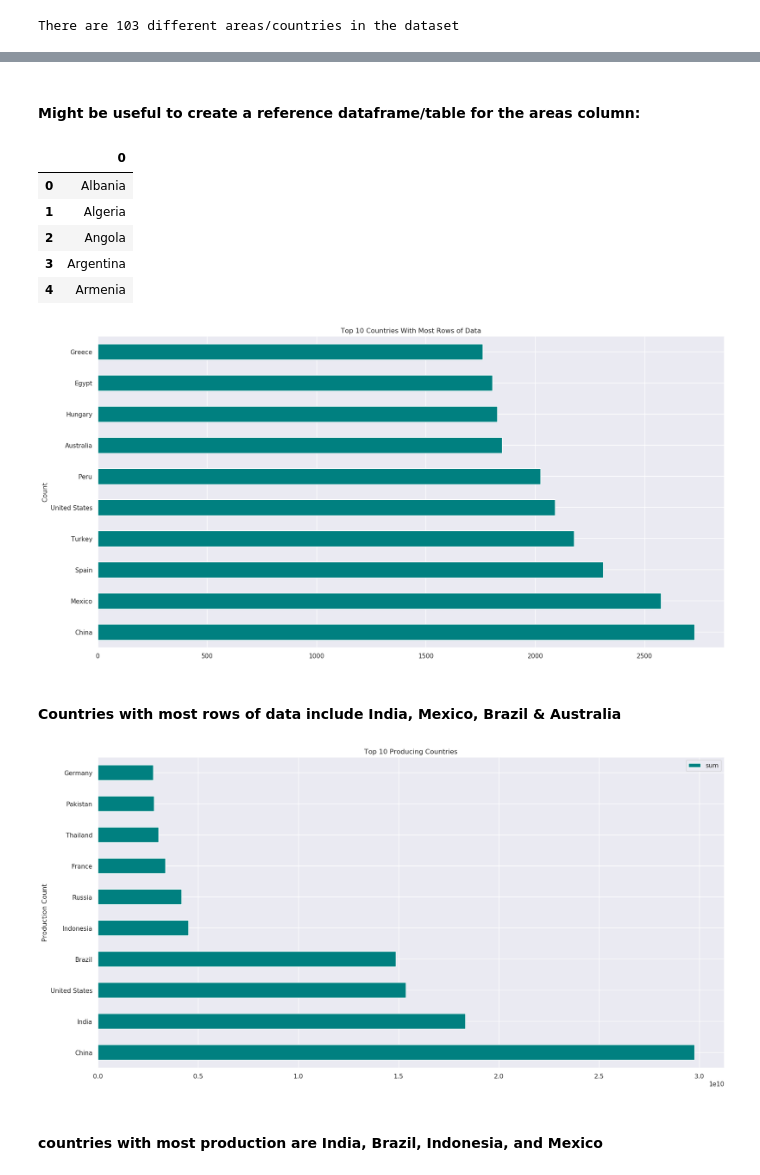
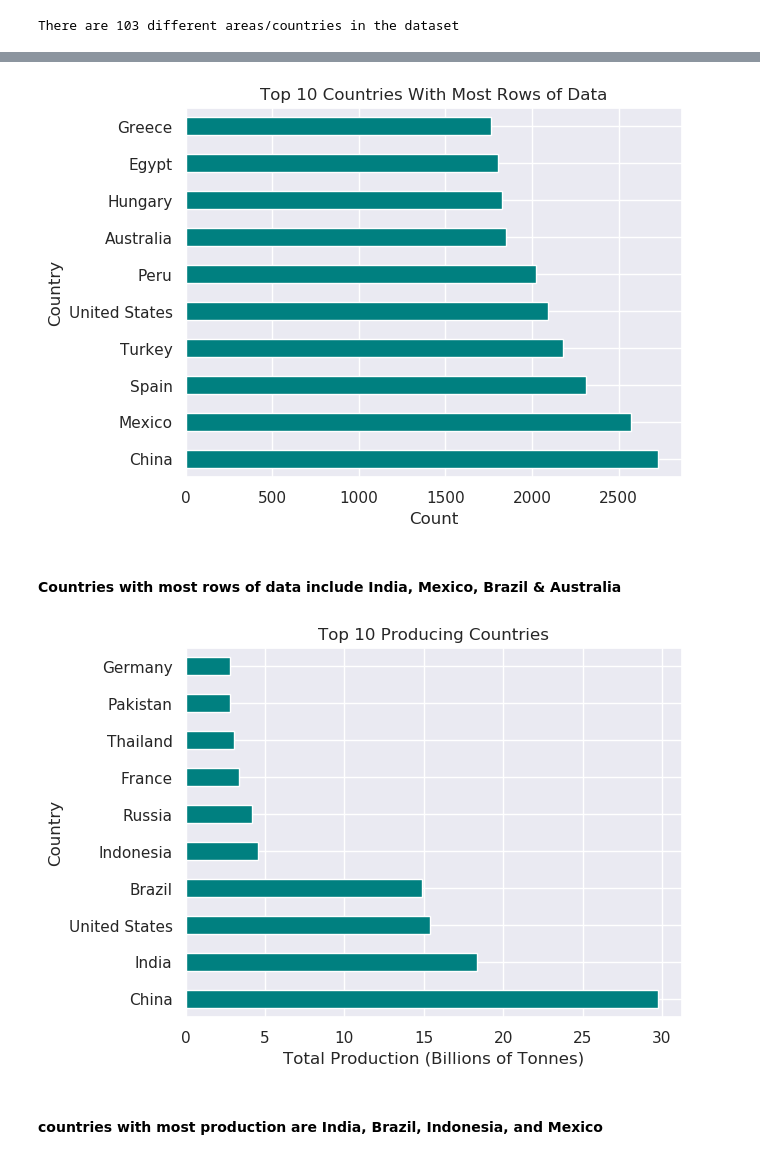
Before and after one commit to hunterblum/CloudFinal-Team1, a Jupyter notebook: Cloud_Team1.ipynb, the cells around one changed output, grey strips where cells are left out. Cells and saved outputs as stored; diff of their text form; code cells hidden in the pictures.

Commit message:
Tidying graphs

```diff
--- a/Cloud_Team1.ipynb
+++ b/Cloud_Team1.ipynb
@@ -583,25 +554,15 @@ array(['Albania', 'Algeria', 'Angola', 'Argentina', 'Armenia',
        'Sweden', 'Switzerland', 'Tajikistan', 'Thailand', 'Tunisia',
        'Turkey', 'Ukraine', 'United Kingdom', 'Tanzania', 'United States',
        'Uruguay', 'Zambia', 'Zimbabwe'], dtype=object)
-# %% [markdown]
-#### Might be useful to create a reference dataframe/table for the areas column:
-# %%
-countries_df = pd.DataFrame(cat_df['area'].unique())
-
-countries_df.head()
-# %% [output]
-|  | 0 |
-| 0 | Albania |
-| 1 | Algeria |
-| 2 | Angola |
-| 3 | Argentina |
-| 4 | Armenia |
 # %%
 #frequency of each country:
-cat_df['area'].value_counts().head(10).plot(kind='barh', figsize=(20,10), title= 'Top 10 Countries With Most Rows of Data', xlabel='Count', ylabel='Country', color = 'teal')
+cat_df['area'].value_counts().head(10).plot(kind='barh', title= 'Top 10 Countries With Most Rows of Data',
+                                            color = 'teal')
+plt.ylabel('Country')
+plt.xlabel('Count')
 plt.show()
 # %% [output]
-[figure, old version]
+[figure, new version]
 # %% [markdown]
 #### Countries with most rows of data include India, Mexico, Brazil & Australia
 # %%
@@ -609,12 +570,20 @@ plt.show()
 p_country = df.production.groupby(df['area']).sum().astype(int).reset_index(name="sum")
 p_country = p_country.sort_values(by=['sum'], ascending=False).head(10)
 
-p_country
 
-p_country.plot(kind='barh', figsize=(20,10), title= 'Top 10 Producing Countries', x=('area'), y = ('sum'), xlabel='Production Count', ylabel='Country', color = 'teal')
+p_country2 = p_country
+p_country2['sum'] = p_country2['sum']/1_000_000_000
+
+p_country2.plot(kind='barh', title= 'Top 10 Producing Countries', x=('area'), y = ('sum'),
+                color = 'teal', legend = None)
+
+
+
+plt.xlabel('Total Production (Billions of Tonnes)')
+plt.ylabel('Country')
 plt.show()
 # %% [output]
-[figure, old version]
+[figure, new version]
 # %% [markdown]
 #### countries with most production are India, Brazil, Indonesia, and Mexico
 # %%
```
Also changed, not shown: parts of 19 cells of this notebook.
